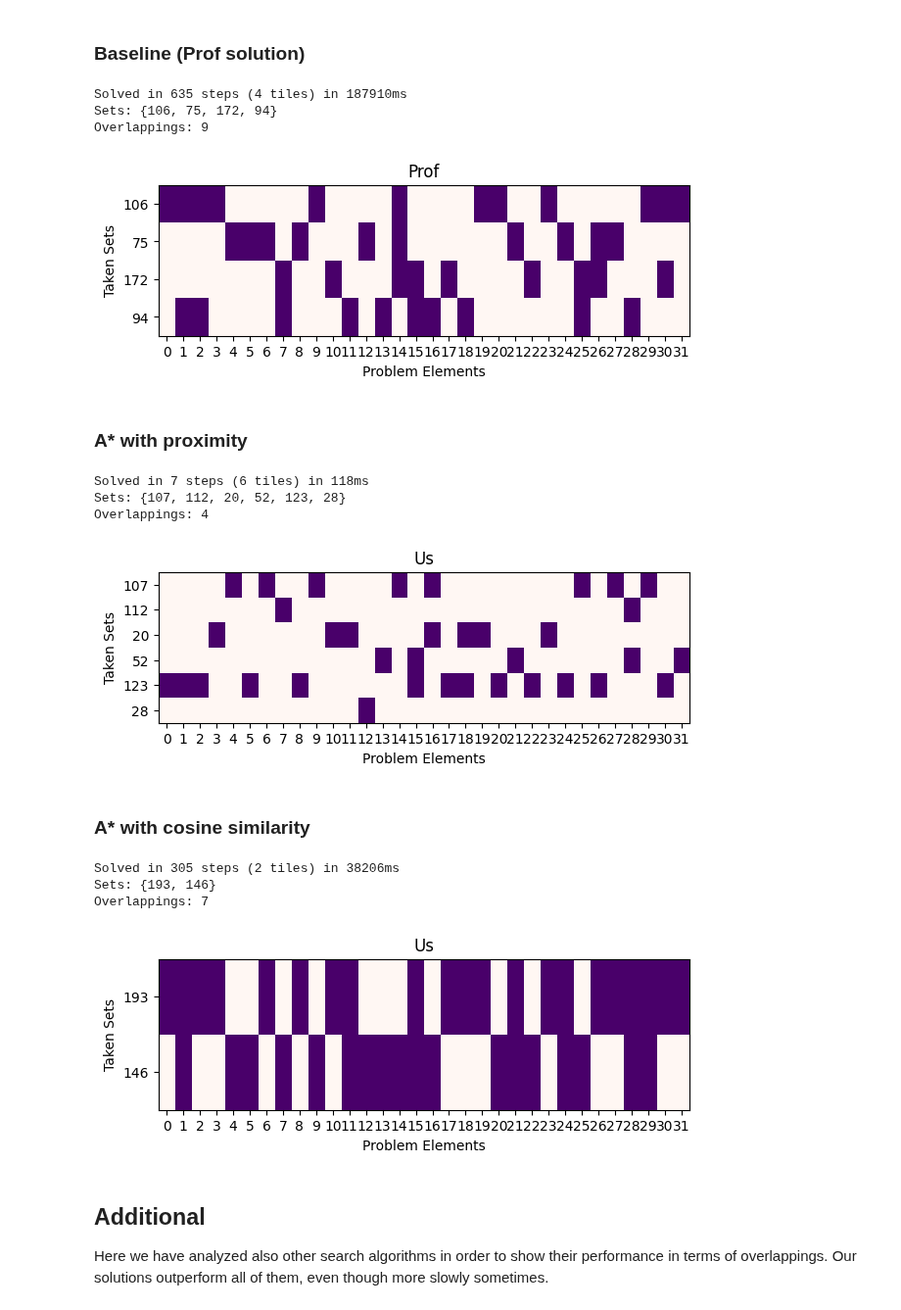
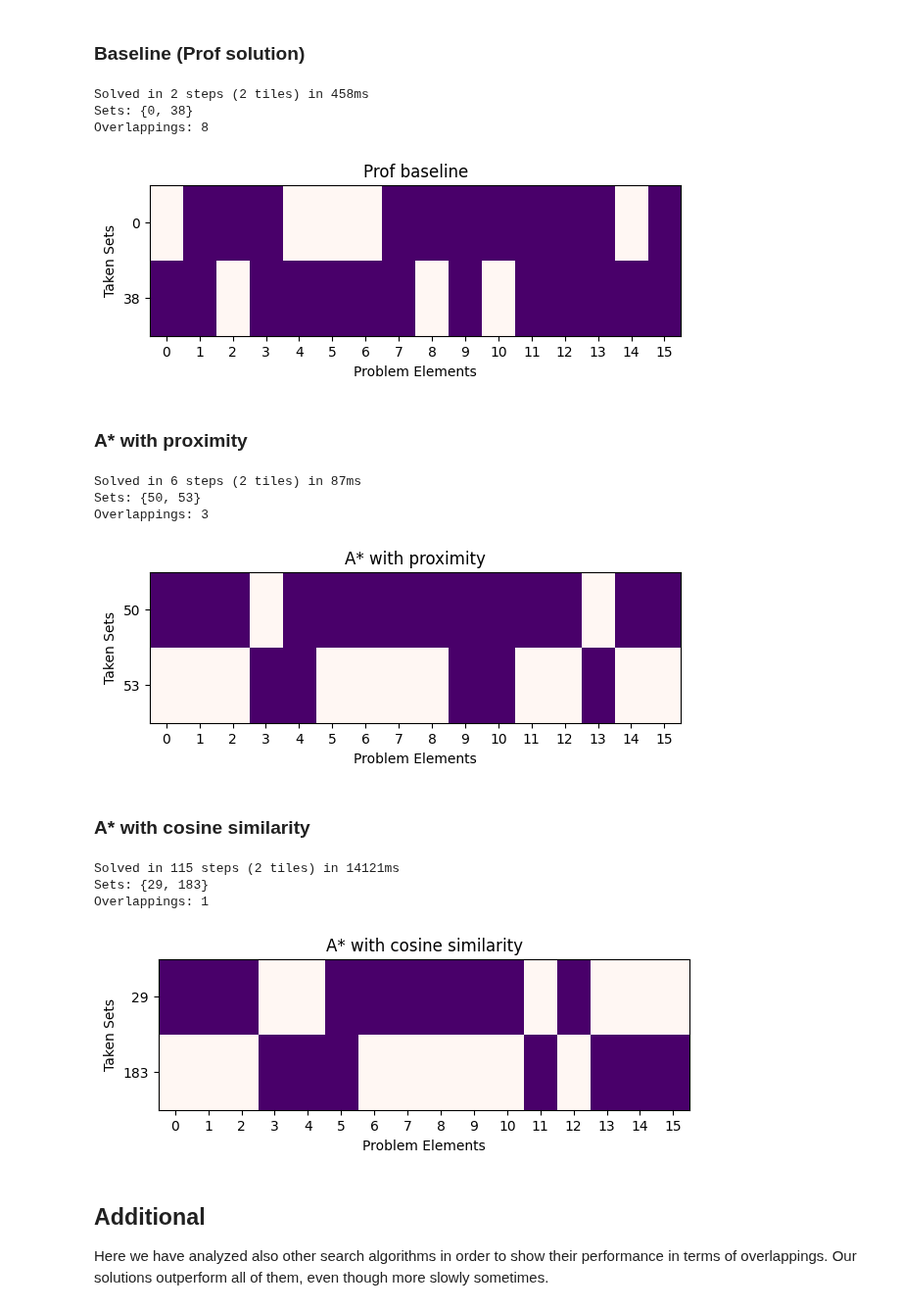
Before and after one commit to Mattizza/CompInt2324, a Jupyter notebook: Lab_1/set_covering.ipynb, the cells around one changed output. Shown at 98% size. Saved outputs shown, nothing was run; the diff lists cells and outputs as text; code cells hidden in the pictures.

```diff
--- a/Lab_1/set_covering.ipynb
+++ b/Lab_1/set_covering.ipynb
@@ -31,9 +31,9 @@ import matplotlib.pyplot as plt
 import numpy as np
 # %%
 # Define the configuration of the problem.
-PROBLEM_SIZE = 32     # Number of points to be covered.
+PROBLEM_SIZE = 16     # Number of points to be covered.
 NUM_SETS = 200       # Number of sets in our pool.
-ALPHA = 0.2          # Probability for a set to cover one point.
+ALPHA = 0.6          # Probability for a set to cover one point.
 
 State = namedtuple('State', ['taken', 'not_taken'])
 
@@ -260,12 +260,12 @@ in {(toc - tic)*1000:.0f}ms')
 print(f'Sets: {current_state_prof.taken}')
 print(f'Overlappings: {count_overlappings(current_state_prof)}')
 
-visualize_state(current_state_prof, 'Prof')
+visualize_state(current_state_prof, 'Prof baseline')
 # %% [output]
-Solved in 635 steps (4 tiles) in 187910ms
-Sets: {106, 75, 172, 94}
-Overlappings: 9
+Solved in 2 steps (2 tiles) in 458ms
+Sets: {0, 38}
+Overlappings: 8
-[figure, old version]
+[figure, new version]
 # %% [markdown]
 ### A* with proximity
 # %%
@@ -274,38 +274,38 @@ frontier = PriorityQueue()
 state = State(set(), set(range(NUM_SETS)))
 frontier.put((proximity(state), state))
 
 counter = 0
 _, current_state = frontier.get()
 
 tic = time()
 
 with tqdm(total = None) as pbar:
     while not goal_check(current_state):
 
         counter += 1
 
         for action in current_state.not_taken:
 
             new_state = State(current_state.taken ^ {action},
                               current_state.not_taken ^ {action})
             frontier.put((cost(new_state) -  proximity(new_state), new_state))
 
         _, current_state = frontier.get()
         pbar.update(1)
 
 toc = time()
 
 print(f'Solved in {counter} steps ({len(current_state.taken)} tiles) \
 in {(toc - tic)*1000:.0f}ms')
 print(f'Sets: {current_state.taken}')
 print(f'Overlappings: {count_overlappings(current_state)}')
 
-visualize_state(current_state, 'Us')
+visualize_state(current_state, 'A* with proximity')
 # %% [output]
-Solved in 7 steps (6 tiles) in 118ms
-Sets: {107, 112, 20, 52, 123, 28}
-Overlappings: 4
+Solved in 6 steps (2 tiles) in 87ms
+Sets: {50, 53}
+Overlappings: 3
-[figure, old version]
+[figure, new version]
 # %% [markdown]
 ### A* with cosine similarity
 # %%
@@ -340,12 +340,12 @@ in {(toc - tic)*1000:.0f}ms')
 print(f'Sets: {current_state.taken}')
 print(f'Overlappings: {count_overlappings(current_state)}')
 
-visualize_state(current_state, 'Us')
+visualize_state(current_state, 'A* with cosine similarity')
 # %% [output]
-Solved in 305 steps (2 tiles) in 38206ms
-Sets: {193, 146}
-Overlappings: 7
+Solved in 115 steps (2 tiles) in 14121ms
+Sets: {29, 183}
+Overlappings: 1
-[figure, old version]
+[figure, new version]
 # %% [markdown]
 ## Additional
 
```
Also changed, not shown: parts of 6 cells of this notebook.
